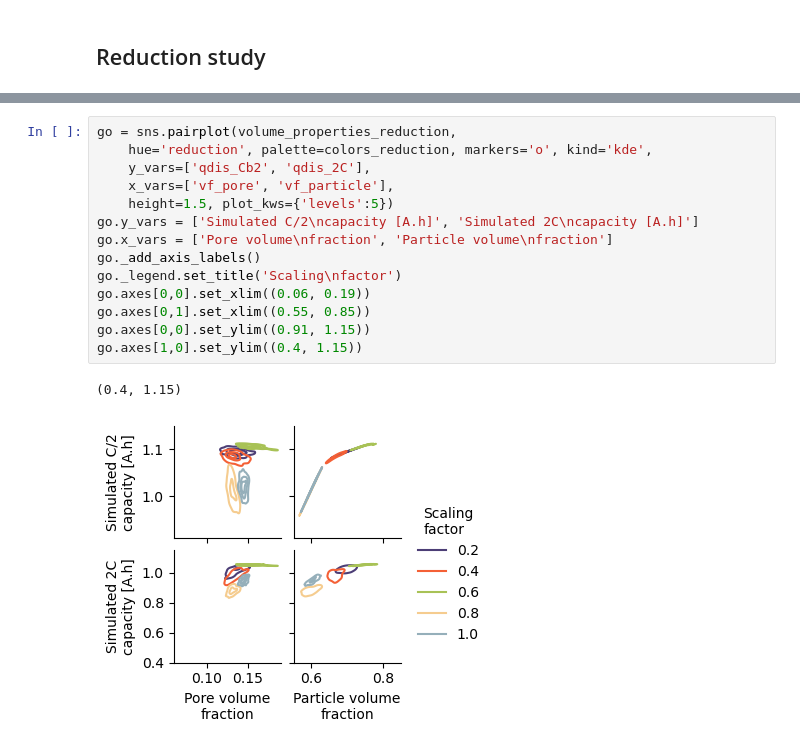
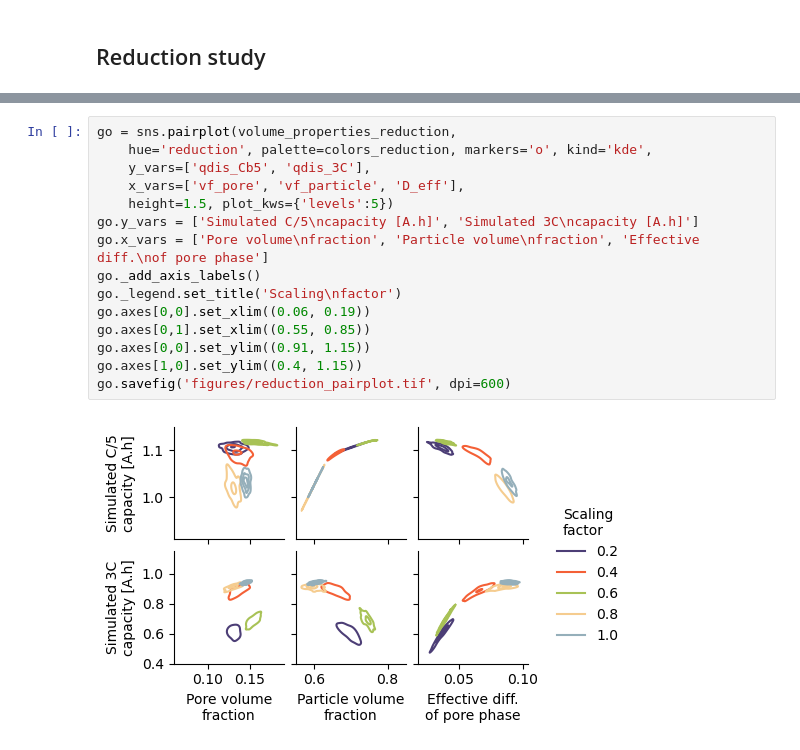
Before and after one commit to NREL/sem-to-echem, a Jupyter notebook: rve_study_eagle.ipynb, the cells around one changed output, grey strips where cells are left out. Cells and saved outputs as stored; diff of their text form.

```diff
--- a/rve_study_eagle.ipynb
+++ b/rve_study_eagle.ipynb
@@ -746,17 +970,17 @@ go.set(xlim=(0,1), xticks=[0,0.5,1], ylim=(0,None))
 # %%
 go = sns.pairplot(volume_properties_reduction,
     hue='reduction', palette=colors_reduction, markers='o', kind='kde',
-    y_vars=['qdis_Cb2', 'qdis_2C'],
-    x_vars=['vf_pore', 'vf_particle'],
+    y_vars=['qdis_Cb5', 'qdis_3C'],
+    x_vars=['vf_pore', 'vf_particle', 'D_eff'],
     height=1.5, plot_kws={'levels':5})
-go.y_vars = ['Simulated C/2\ncapacity [A.h]', 'Simulated 2C\ncapacity [A.h]']
-go.x_vars = ['Pore volume\nfraction', 'Particle volume\nfraction']
+go.y_vars = ['Simulated C/5\ncapacity [A.h]', 'Simulated 3C\ncapacity [A.h]']
+go.x_vars = ['Pore volume\nfraction', 'Particle volume\nfraction', 'Effective diff.\nof pore phase']
 go._add_axis_labels()
 go._legend.set_title('Scaling\nfactor')
 go.axes[0,0].set_xlim((0.06, 0.19))
 go.axes[0,1].set_xlim((0.55, 0.85))
 go.axes[0,0].set_ylim((0.91, 1.15))
 go.axes[1,0].set_ylim((0.4, 1.15))
+go.savefig('figures/reduction_pairplot.tif', dpi=600)
 # %% [output]
-(0.4, 1.15)
-[figure, old version]
+[figure, new version]
```
Also changed, not shown: parts of 12 cells of this notebook, 2 other files.
